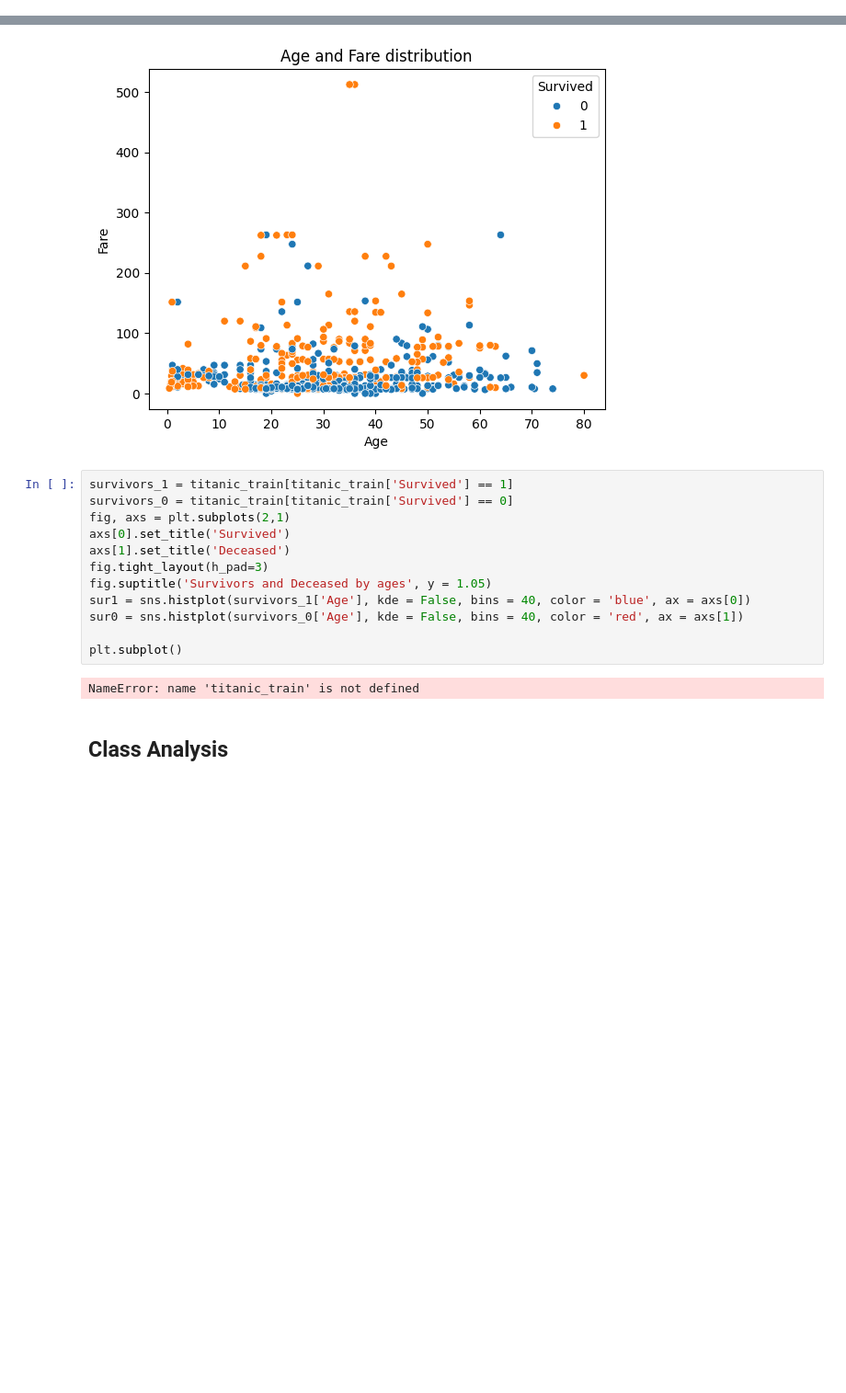
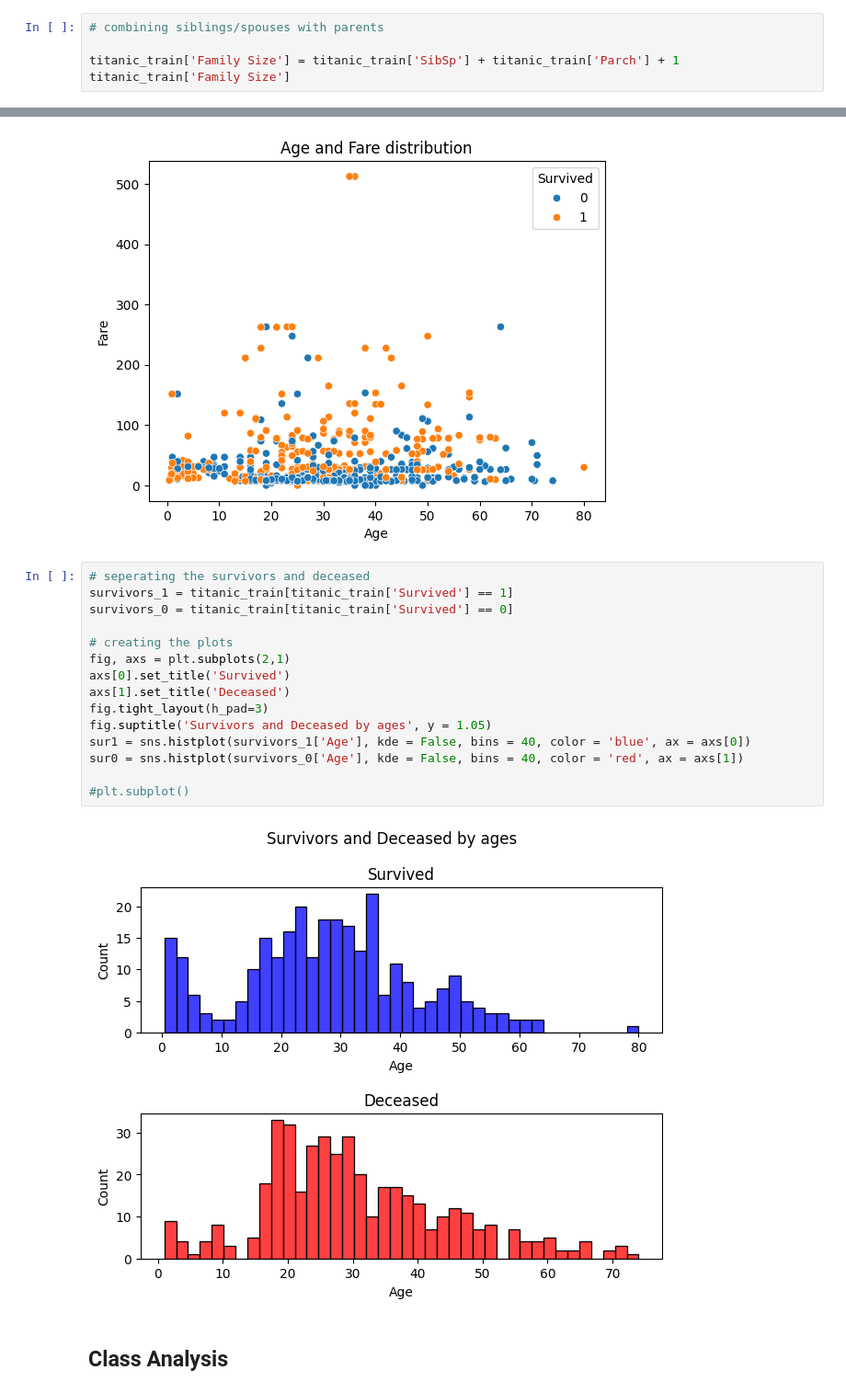
Before and after one commit to calhall4892/titanic-analysis, a Jupyter notebook: Titanic_notebook.ipynb, the cells around one changed output, grey strips where cells are left out. Shown at 92% size. Drawn from its saved outputs; the diff is of its cells as text; blank space fills up the shorter version.

```diff
--- a/Titanic_notebook.ipynb
+++ b/Titanic_notebook.ipynb
@@ -54,0 +51,5 @@ titanic_train.describe()
+# %%
+# combining siblings/spouses with parents
+
+titanic_train['Family Size'] = titanic_train['SibSp'] + titanic_train['Parch'] + 1
+titanic_train['Family Size']
@@ -87,19 +103,22 @@ plt.title('Age and Fare distribution')
 Text(0.5, 1.0, 'Age and Fare distribution')
 [figure]
 # %%
+# seperating the survivors and deceased
 survivors_1 = titanic_train[titanic_train['Survived'] == 1]
 survivors_0 = titanic_train[titanic_train['Survived'] == 0]
+
+# creating the plots
 fig, axs = plt.subplots(2,1)
 axs[0].set_title('Survived')
 axs[1].set_title('Deceased')
 fig.tight_layout(h_pad=3)
 fig.suptitle('Survivors and Deceased by ages', y = 1.05)
 sur1 = sns.histplot(survivors_1['Age'], kde = False, bins = 40, color = 'blue', ax = axs[0])
 sur0 = sns.histplot(survivors_0['Age'], kde = False, bins = 40, color = 'red', ax = axs[1])
 
-plt.subplot()
+#plt.subplot()
 # %% [output]
-NameError: name 'titanic_train' is not defined
+[figure, added]
 # %% [markdown]
 ## Class Analysis
 # %%
```
Also changed, not shown: parts of 11 cells of this notebook.
